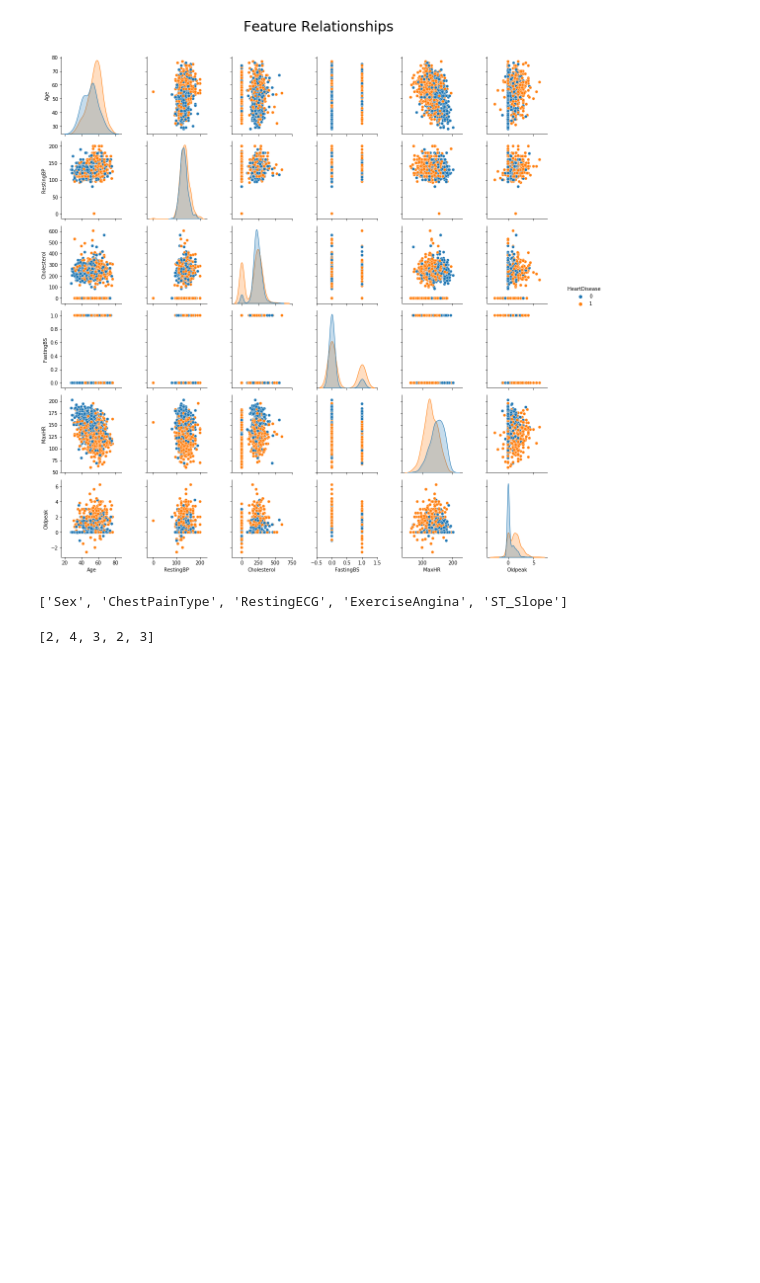
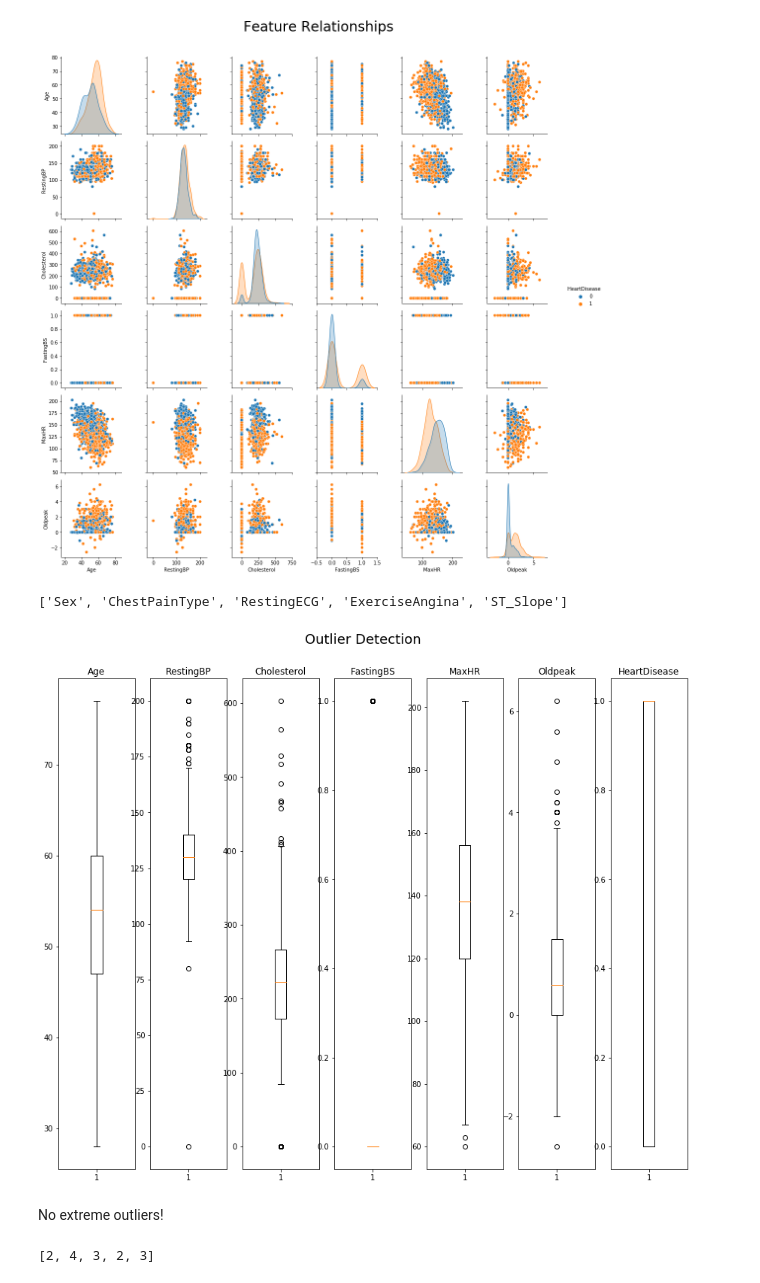
Before and after one commit to brianwade1/Bayesian_Optimization_NN_HeartFailure, a Jupyter notebook: EDA.ipynb, the cells around one changed output. Saved outputs shown, nothing was run; the diff lists cells and outputs as text; code cells hidden in the pictures; blank space fills up the shorter version.

```diff
--- a/EDA.ipynb
+++ b/EDA.ipynb
@@ -18,7 +18,7 @@ pd.pandas.set_option('display.max_columns', None)
 RANDOM_STATE = 42
 # %%
 # Read data into data frame
-data_path = os.path.join('Data', 'heart.csv')
+data_path = os.path.join('Data', 'heart_raw.csv')
 df = pd.read_csv(data_path)
 
 print(df.shape)
@@ -103,29 +103,3 @@ duplicate_rows.shape
 (0, 12)
 # %% [markdown]
 Great, no duplicates to remove!
-# %%
-# Check for outliers
-num_columns = df.shape[1]
-
-# define subplot grid
-fig, axs = plt.subplots(nrows = 1, ncols = num_columns, figsize=(15, 12))
-#plt.subplots_adjust(hspace = 0.5)
-fig.suptitle("Outlier Detection", fontsize=18, y=0.95)
-
-for column, ax in enumerate(df.columns):
-    df[column].plot(ax = ax)
-
-    # chart formatting
-    ax.set_title(column)
-    ax.get_legend().remove()
-    ax.set_xlabel("")
-
-plt.show()
-
-#sns.boxplot(x="variable", y="value", data=df)
-#df.plot(kind='box')
-#plt.show()
-#g = sns.FacetGrid(df)
-#g.map(sns.boxplot)
-#for column in df.columns:
-#    print(column)
@@ -153,6 +124,25 @@ cat_cols , num_cols = find_num_and_cat_cols(df)
 cat_cols
 # %% [output]
 ['Sex', 'ChestPainType', 'RestingECG', 'ExerciseAngina', 'ST_Slope']
+# %%
+num_numeric_cols = len(num_cols)
+
+# define subplot grid
+plt.figure(figsize=(15, 12))
+plt.subplots_adjust(hspace = 0.5)
+plt.suptitle("Outlier Detection", fontsize=18, y=0.95)
+
+for n, column in enumerate(num_cols):
+    ax = plt.subplot(1, num_numeric_cols, n + 1)
+    plt.boxplot(df[column])
+    ax.set_title(column)
+    ax.set_xlabel("")
+
+#plt.show()
+# %% [output]
+[figure, added]
+# %% [markdown]
+No extreme outliers!
 # %%
 # Find cardinality of categorical columns
 cardinality = [len(df[col].unique()) for col in cat_cols]
```
Also changed, not shown: parts of 6 cells of this notebook, 2 other files.
